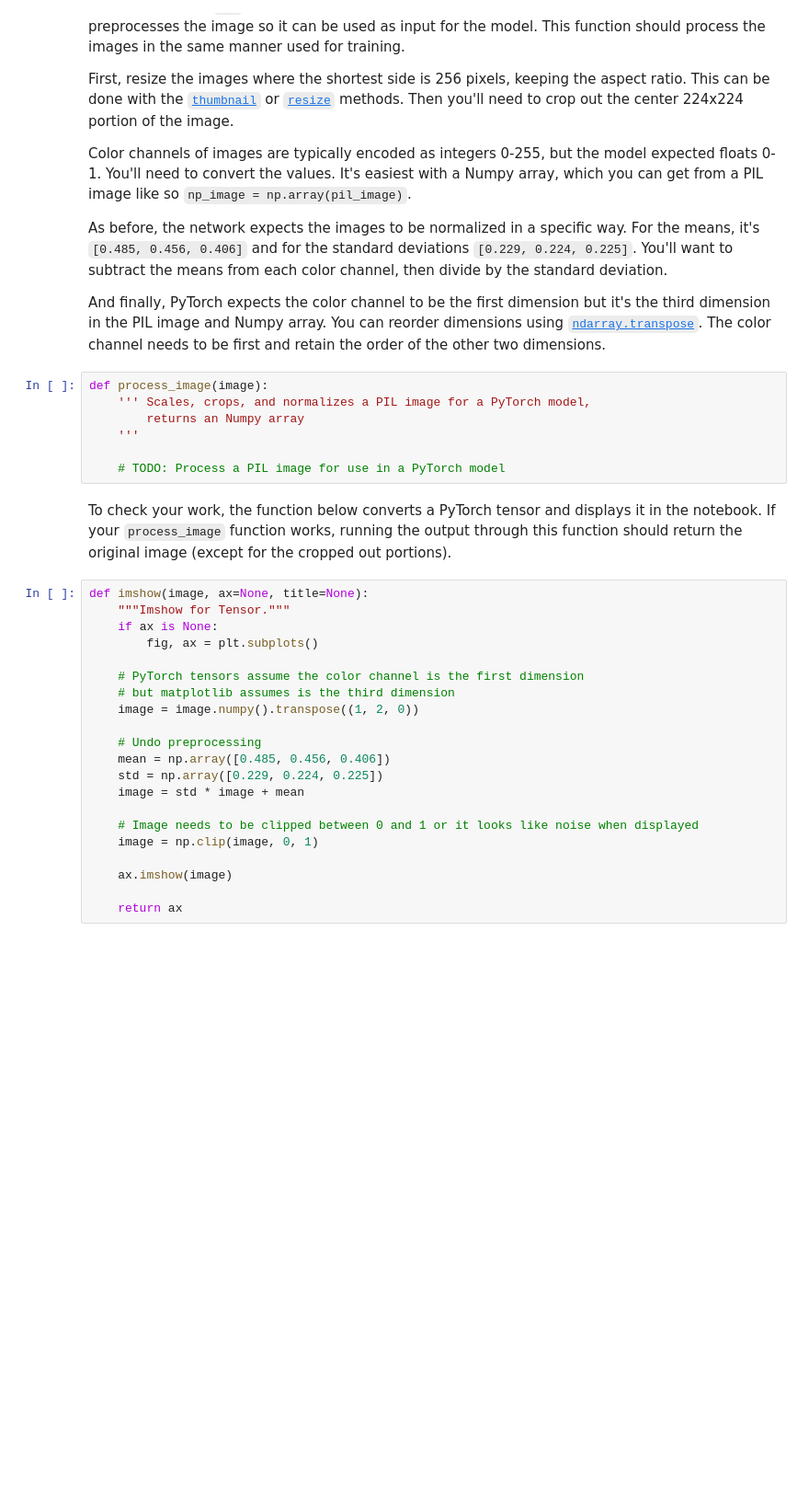
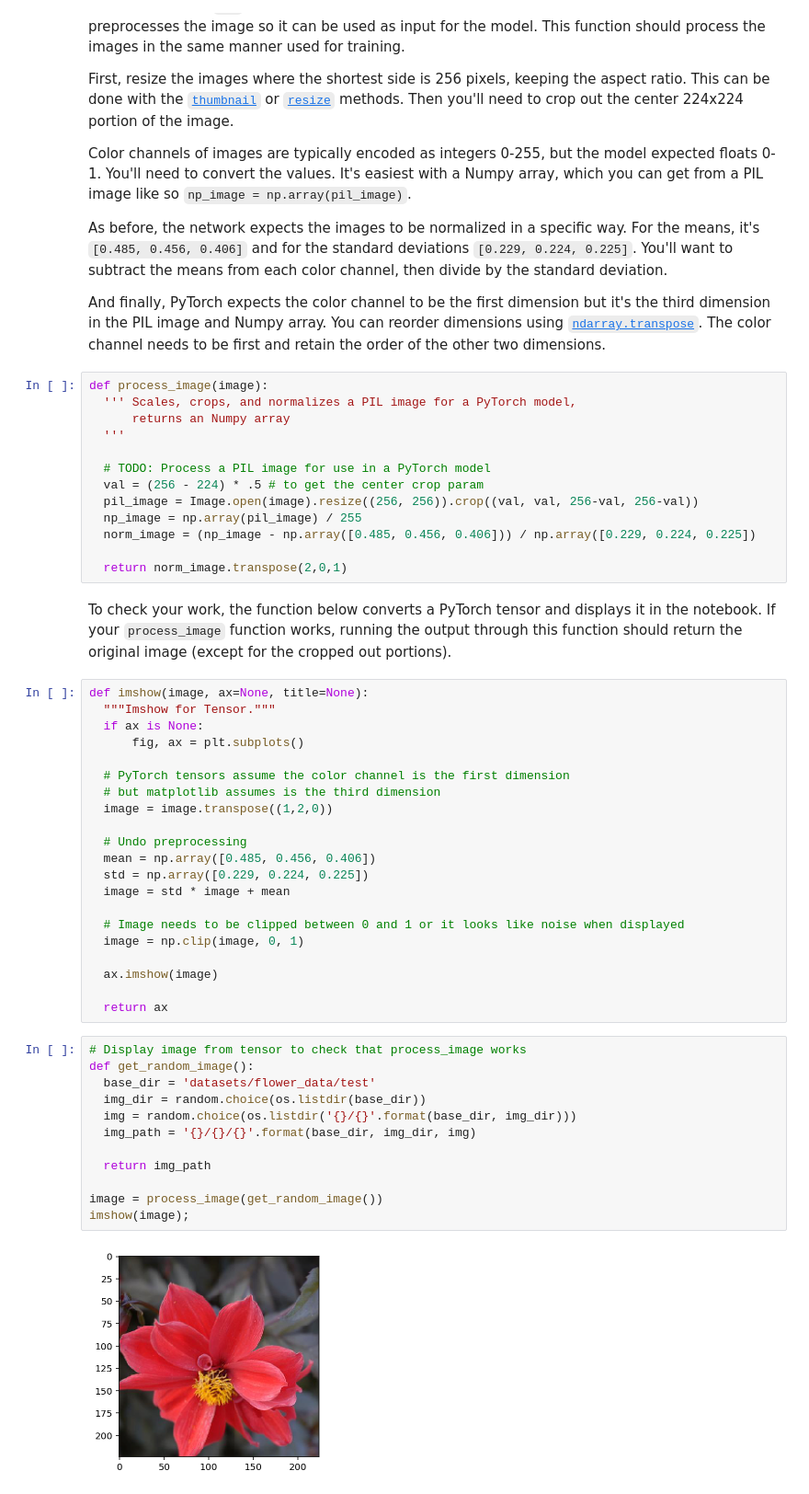
Before and after one commit to aminukano585/aipnd-project, a Jupyter notebook: Image Classifier Project.ipynb, the cells around one changed output. Shown at 92% size. Saved outputs shown, nothing was run; the diff lists cells and outputs as text; blank space fills up the shorter version.

Commit message:
Finish image classifier

```diff
--- a/Image Classifier Project.ipynb
+++ b/Image Classifier Project.ipynb
@@ -138,34 +337,54 @@ As before, the network expects the images to be normalized in a specific way. Fo
 And finally, PyTorch expects the color channel to be the first dimension but it's the third dimension in the PIL image and Numpy array. You can reorder dimensions using [`ndarray.transpose`](https://docs.scipy.org/doc/numpy-1.13.0/reference/generated/numpy.ndarray.transpose.html). The color channel needs to be first and retain the order of the other two dimensions.
 # %%
 def process_image(image):
-    ''' Scales, crops, and normalizes a PIL image for a PyTorch model,
-        returns an Numpy array
-    '''
+  ''' Scales, crops, and normalizes a PIL image for a PyTorch model,
+      returns an Numpy array
+  '''
 
-    # TODO: Process a PIL image for use in a PyTorch model
+  # TODO: Process a PIL image for use in a PyTorch model
+  val = (256 - 224) * .5 # to get the center crop param
+  pil_image = Image.open(image).resize((256, 256)).crop((val, val, 256-val, 256-val))
+  np_image = np.array(pil_image) / 255
+  norm_image = (np_image - np.array([0.485, 0.456, 0.406])) / np.array([0.229, 0.224, 0.225])
+
+  return norm_image.transpose(2,0,1)
 # %% [markdown]
 To check your work, the function below converts a PyTorch tensor and displays it in the notebook. If your `process_image` function works, running the output through this function should return the original image (except for the cropped out portions).
 # %%
 def imshow(image, ax=None, title=None):
-    """Imshow for Tensor."""
-    if ax is None:
-        fig, ax = plt.subplots()
+  """Imshow for Tensor."""
+  if ax is None:
+      fig, ax = plt.subplots()
 
-    # PyTorch tensors assume the color channel is the first dimension
-    # but matplotlib assumes is the third dimension
-    image = image.numpy().transpose((1, 2, 0))
+  # PyTorch tensors assume the color channel is the first dimension
+  # but matplotlib assumes is the third dimension
+  image = image.transpose((1,2,0))
 
-    # Undo preprocessing
-    mean = np.array([0.485, 0.456, 0.406])
-    std = np.array([0.229, 0.224, 0.225])
-    image = std * image + mean
+  # Undo preprocessing
+  mean = np.array([0.485, 0.456, 0.406])
+  std = np.array([0.229, 0.224, 0.225])
+  image = std * image + mean
 
-    # Image needs to be clipped between 0 and 1 or it looks like noise when displayed
-    image = np.clip(image, 0, 1)
+  # Image needs to be clipped between 0 and 1 or it looks like noise when displayed
+  image = np.clip(image, 0, 1)
 
-    ax.imshow(image)
+  ax.imshow(image)
 
-    return ax
+  return ax
+# %%
+# Display image from tensor to check that process_image works
+def get_random_image():
+  base_dir = 'datasets/flower_data/test'
+  img_dir = random.choice(os.listdir(base_dir))
+  img = random.choice(os.listdir('{}/{}'.format(base_dir, img_dir)))
+  img_path = '{}/{}/{}'.format(base_dir, img_dir, img)
+
+  return img_path
+
+image = process_image(get_random_image())
+imshow(image);
+# %% [output]
+[figure, added]
 # %% [markdown]
 ## Class Prediction
 
```
Also changed, not shown: parts of 18 cells of this notebook.
